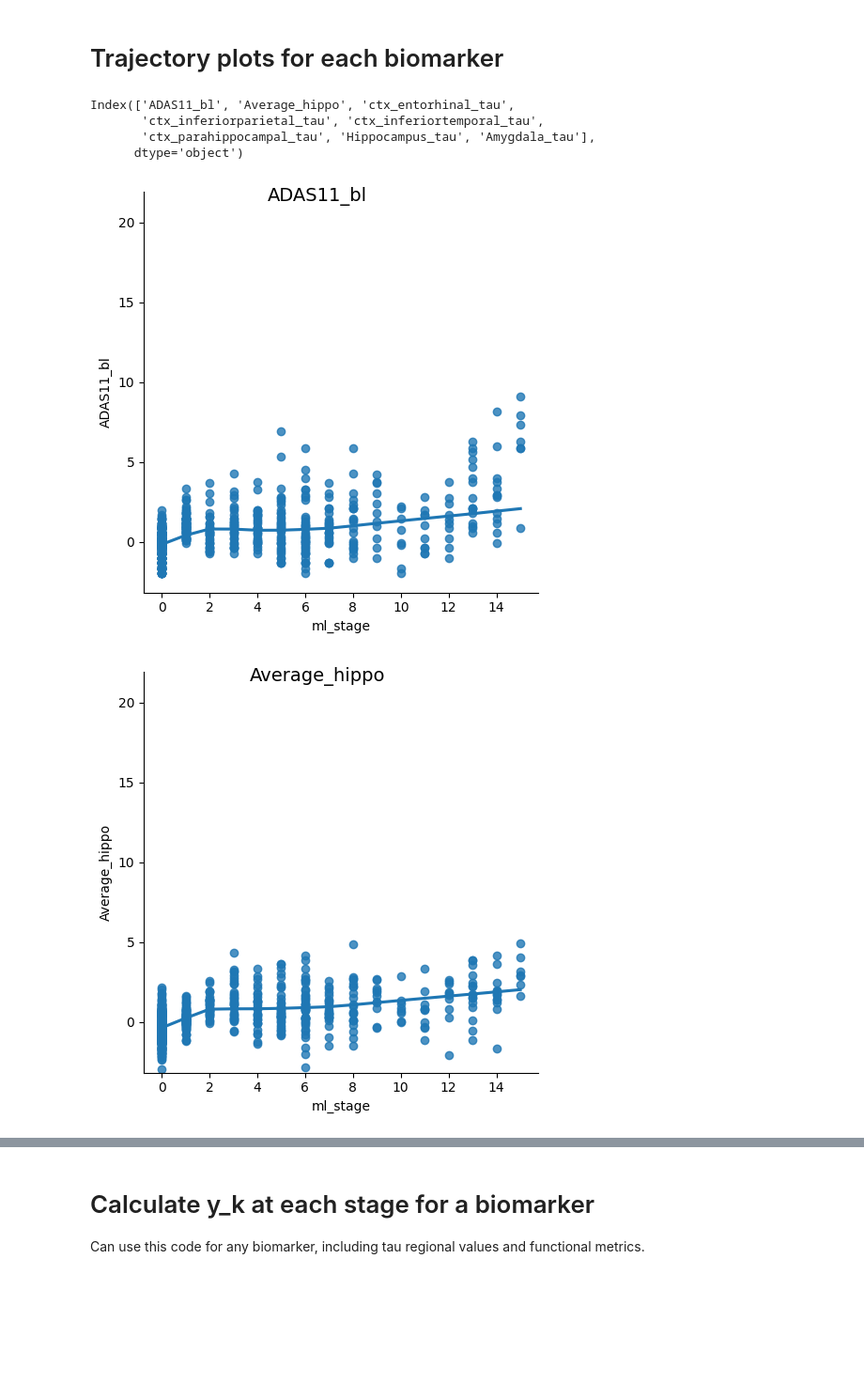
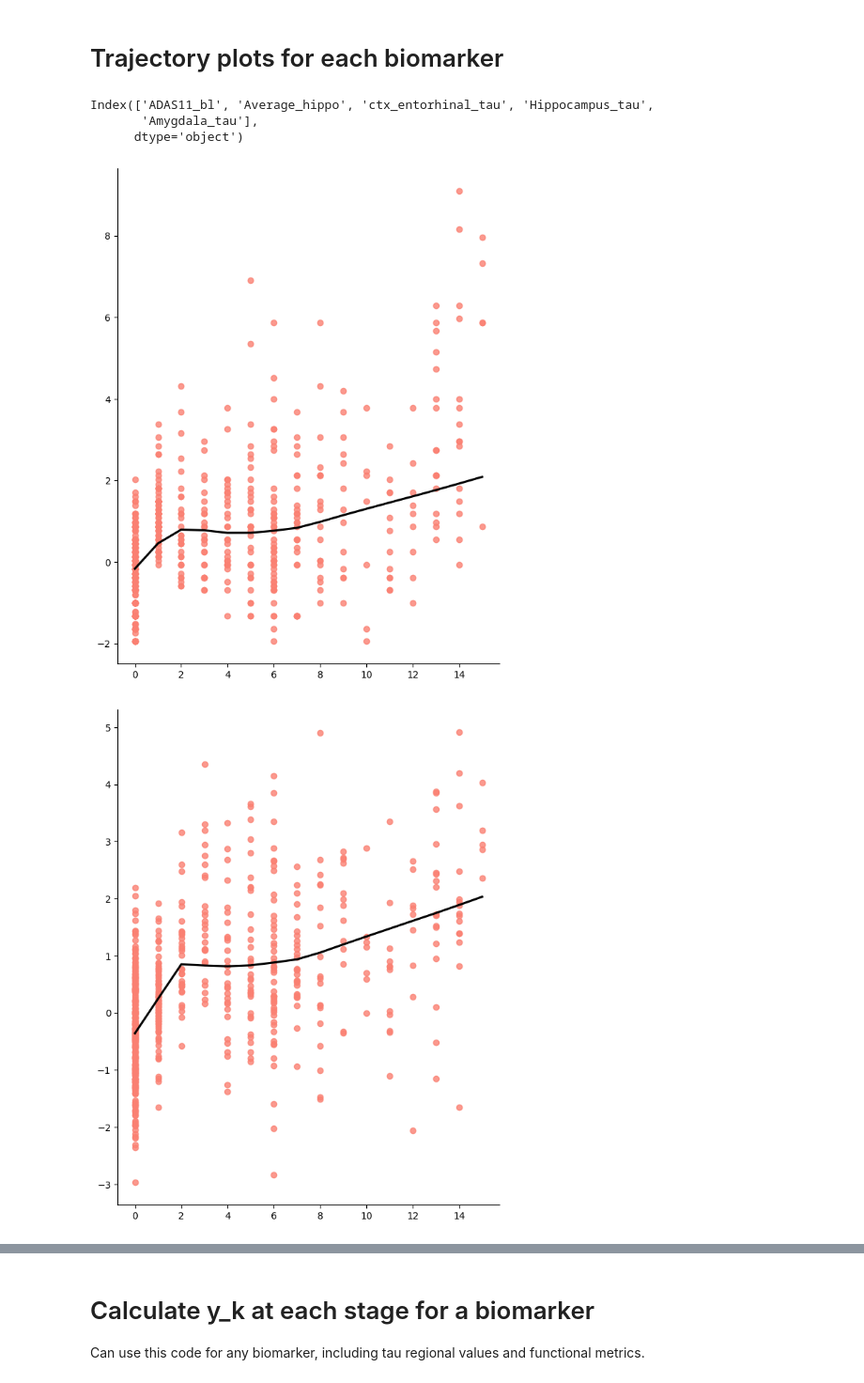
Before and after one commit to Raj-Lab-UCSF/SuStaIn, a Jupyter notebook: notebooks/Processing model output.ipynb, the cells around one changed output, grey strips where cells are left out. Shown at 94% size. Saved outputs shown, nothing was run; the diff lists cells and outputs as text; code cells hidden in the pictures; blank space fills up the shorter version.

```diff
--- a/notebooks/Processing model output.ipynb
+++ b/notebooks/Processing model output.ipynb
@@ -80,9 +81,27 @@ Name: count, dtype: int64
 ## Generate Stage Histogram
 # %%
 # Use clincial diagnostic categories as a rough way to assess the success of the model's stage assignments
+color_palette = {
+    'Dementia': '#FE0101',  # Deep red
+    'MCI': '#FA8072',  # Salmon
+    'CN': '#F5F5DC'}   # Beige (light beige)
 
-if nsubtypes < 2:  # If only one subtype
-    sns.histplot(data=zdata, x='ml_stage', hue='Diagnosis', multiple='stack')
+if nsubtypes < 2: # If only one subtype
+    plt.figure(figsize=(9, 8))
+    ax = sns.histplot(data=zdata, x='ml_stage', color = 'red', palette=color_palette, hue='Diagnosis', multiple='stack',legend=False)
+
+    # Adjust the legend
+    # legend = ax.get_legend()
+    # legend.set_title('Diagnosis')
+    # plt.setp(legend.get_title(), fontsize='30')  # for legend title
+    # plt.setp(legend.get_texts(), fontsize='25')  # for legend text
+
+    # Remove axis labels
+    ax.set(xlabel=None, ylabel=None)
+    # Remove title (if any)
+    ax.set_title('')
+    ax.set_xticklabels([])  # Hide x-axis tick labels but keep the tick marks
+    ax.set_yticklabels([])  # Hide y-axis tick labels but keep the tick marks
     plt.show()
 else:  # If multiple subtypes
     sns.displot(data=zdata, x='ml_stage', hue='Diagnosis', col='ml_subtype', kind='hist', multiple='stack')
@@ -146,45 +165,56 @@ No artists with labels found to put in legend.  Note that artists whose label st
 # Trajectory plots for each biomarker
 # %%
 # store our biomarker labels as a variable
-biomarkers = zdata.columns[[3,4,6,7,8,9,10,11]]
+biomarkers = zdata.columns[[3,4,6,10,11]]
 print(biomarkers)
 # %% [output]
-Index(['ADAS11_bl', 'Average_hippo', 'ctx_entorhinal_tau',
-       'ctx_inferiorparietal_tau', 'ctx_inferiortemporal_tau',
-       'ctx_parahippocampal_tau', 'Hippocampus_tau', 'Amygdala_tau'],
+Index(['ADAS11_bl', 'Average_hippo', 'ctx_entorhinal_tau', 'Hippocampus_tau',
+       'Amygdala_tau'],
       dtype='object')
 # %%
 y_min = zdata[biomarkers].min().min()  # Global minimum across all biomarkers
 y_max = zdata[biomarkers].max().max()  # Global maximum across all biomarkers
 
 if nsubtypes < 2: # If only one subtype
 
     for biomarker in biomarkers:
 
         # plot relationship between each biomarker and stage for each subject
-        sns.lmplot(x='ml_stage',y=biomarker, data = zdata,lowess=True)
+        sns.lmplot(x='ml_stage',y=biomarker, data = zdata,lowess=True,
+                line_kws={'color': 'black', 'alpha': 1.0},  # Ensuring full opacity
+                scatter_kws={'color': '#FA8072'}, height=8,  # height in inches of each facet
+                aspect=0.8)
+
+        # Get current axis (gca) object
+        ax = plt.gca()
+
+        # Remove x and y axis labels
+        #ax.set_xticklabels([])  # Hide x-axis tick labels but keep the tick marks
+        #ax.set_yticklabels([])  # Hide y-axis tick labels but keep the tick marks
+        ax.set_xlabel('')  # Removing x-axis label if there is one
+        ax.set_ylabel('')  # Removing y-axis label if there is one
 
         # Add a title to the plot
-        plt.gcf().suptitle(biomarker, fontsize=14)
+        #plt.gcf().suptitle(biomarker, fontsize=14)
 
         # Set the same y-axis range for all plots
-        plt.ylim(y_min, y_max)
+        #plt.ylim(y_min, y_max)
 
         plt.show()
 
 else: # If multiple subtypes
 
     for biomarker in biomarkers:
         # Plot relationship between each biomarker and stage for all subtypes together
         sns.lmplot(x='ml_stage', y=biomarker, hue='ml_subtype', data=zdata, lowess=True, aspect=1.5)
 
         # Add a title to the plot
         plt.title(f'{biomarker} Across Subtypes', fontsize=14)
 
         # Set the same y-axis range for all plots
         plt.ylim(y_min, y_max)
 
         plt.show()
 # %% [output]
-[figure, old version]
+[figure, new version]
-[figure, old version]
+[figure, new version]
```
Also changed, not shown: parts of 15 cells of this notebook, 14 other files.
